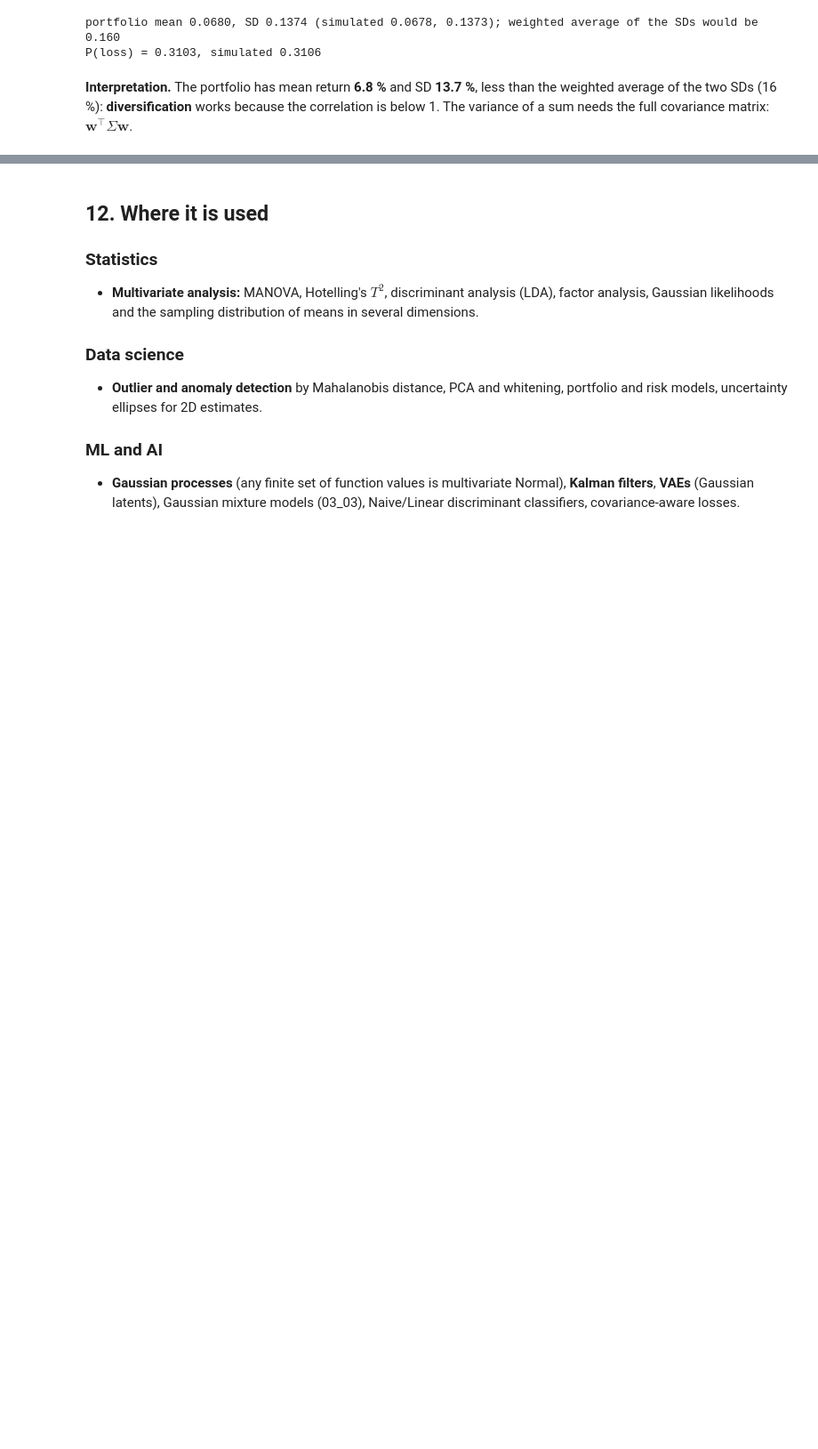
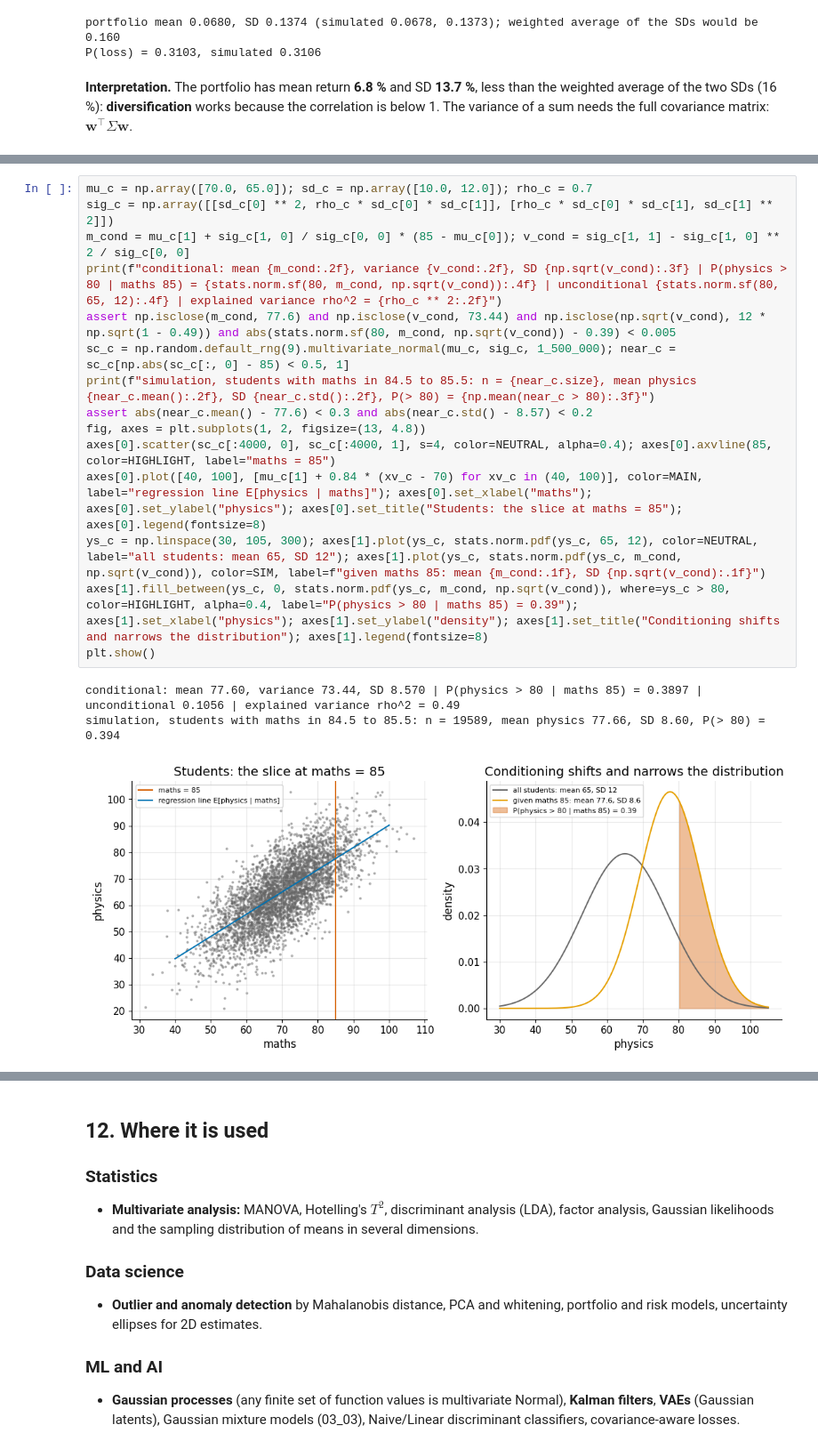
Before and after one commit to AhmedMostafaAttiaaa/distributions-irl, a Jupyter notebook: module_03_multivariate/notebooks/03_01_multivariate_normal.ipynb, the cells around one changed output, grey strips where cells are left out. Shown at 89% size. Saved outputs shown, nothing was run; the diff lists cells and outputs as text; blank space fills up the shorter version.

```diff
--- a/module_03_multivariate/notebooks/03_01_multivariate_normal.ipynb
+++ b/module_03_multivariate/notebooks/03_01_multivariate_normal.ipynb
@@ -389,0 +466,19 @@ P(loss) = 0.3103, simulated 0.3106
+# %%
+mu_c = np.array([70.0, 65.0]); sd_c = np.array([10.0, 12.0]); rho_c = 0.7
+sig_c = np.array([[sd_c[0] ** 2, rho_c * sd_c[0] * sd_c[1]], [rho_c * sd_c[0] * sd_c[1], sd_c[1] ** 2]])
+m_cond = mu_c[1] + sig_c[1, 0] / sig_c[0, 0] * (85 - mu_c[0]); v_cond = sig_c[1, 1] - sig_c[1, 0] ** 2 / sig_c[0, 0]
+print(f"conditional: mean {m_cond:.2f}, variance {v_cond:.2f}, SD {np.sqrt(v_cond):.3f} | P(physics > 80 | maths 85) = {stats.norm.sf(80, m_cond, np.sqrt(v_cond)):.4f} | unconditional {stats.norm.sf(80, 65, 12):.4f} | explained variance rho^2 = {rho_c ** 2:.2f}")
+assert np.isclose(m_cond, 77.6) and np.isclose(v_cond, 73.44) and np.isclose(np.sqrt(v_cond), 12 * np.sqrt(1 - 0.49)) and abs(stats.norm.sf(80, m_cond, np.sqrt(v_cond)) - 0.39) < 0.005
+sc_c = np.random.default_rng(9).multivariate_normal(mu_c, sig_c, 1_500_000); near_c = sc_c[np.abs(sc_c[:, 0] - 85) < 0.5, 1]
+print(f"simulation, students with maths in 84.5 to 85.5: n = {near_c.size}, mean physics {near_c.mean():.2f}, SD {near_c.std():.2f}, P(> 80) = {np.mean(near_c > 80):.3f}")
+assert abs(near_c.mean() - 77.6) < 0.3 and abs(near_c.std() - 8.57) < 0.2
+fig, axes = plt.subplots(1, 2, figsize=(13, 4.8))
+axes[0].scatter(sc_c[:4000, 0], sc_c[:4000, 1], s=4, color=NEUTRAL, alpha=0.4); axes[0].axvline(85, color=HIGHLIGHT, label="maths = 85")
+axes[0].plot([40, 100], [mu_c[1] + 0.84 * (xv_c - 70) for xv_c in (40, 100)], color=MAIN, label="regression line E[physics | maths]"); axes[0].set_xlabel("maths"); axes[0].set_ylabel("physics"); axes[0].set_title("Students: the slice at maths = 85"); axes[0].legend(fontsize=8)
+ys_c = np.linspace(30, 105, 300); axes[1].plot(ys_c, stats.norm.pdf(ys_c, 65, 12), color=NEUTRAL, label="all students: mean 65, SD 12"); axes[1].plot(ys_c, stats.norm.pdf(ys_c, m_cond, np.sqrt(v_cond)), color=SIM, label=f"given maths 85: mean {m_cond:.1f}, SD {np.sqrt(v_cond):.1f}")
+axes[1].fill_between(ys_c, 0, stats.norm.pdf(ys_c, m_cond, np.sqrt(v_cond)), where=ys_c > 80, color=HIGHLIGHT, alpha=0.4, label="P(physics > 80 | maths 85) = 0.39"); axes[1].set_xlabel("physics"); axes[1].set_ylabel("density"); axes[1].set_title("Conditioning shifts and narrows the distribution"); axes[1].legend(fontsize=8)
+plt.show()
+# %% [output]
+conditional: mean 77.60, variance 73.44, SD 8.570 | P(physics > 80 | maths 85) = 0.3897 | unconditional 0.1056 | explained variance rho^2 = 0.49
+simulation, students with maths in 84.5 to 85.5: n = 19589, mean physics 77.66, SD 8.60, P(> 80) = 0.394
+[figure, added]
```
Also changed, not shown: parts of 11 cells of this notebook.
